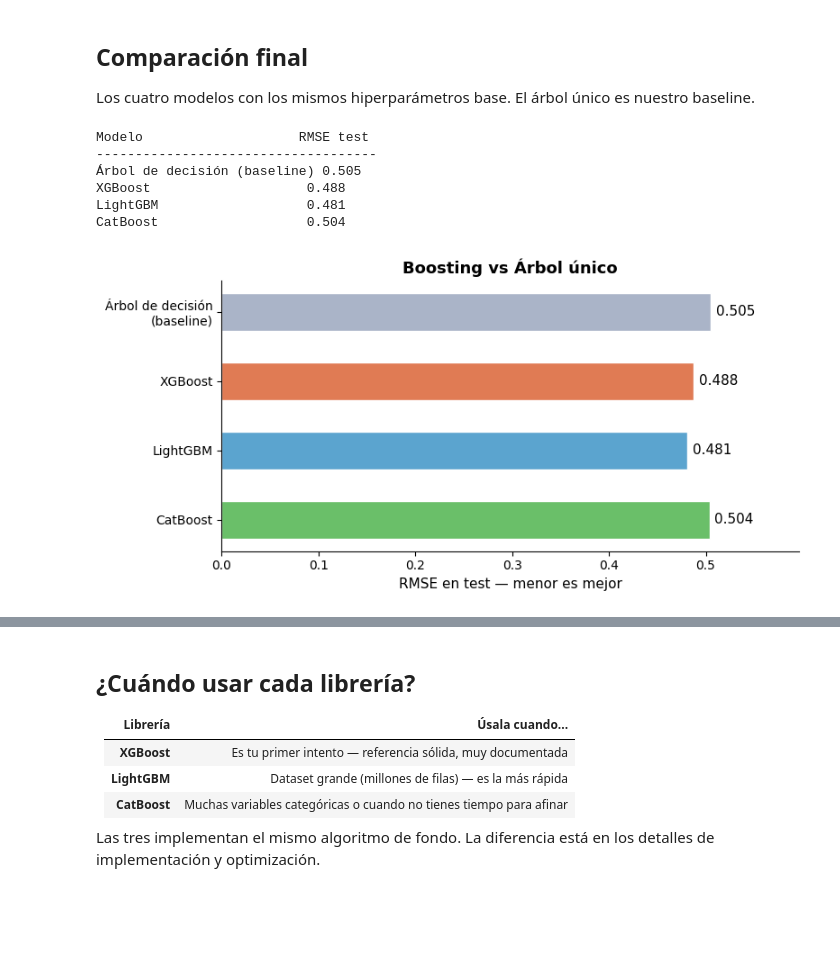
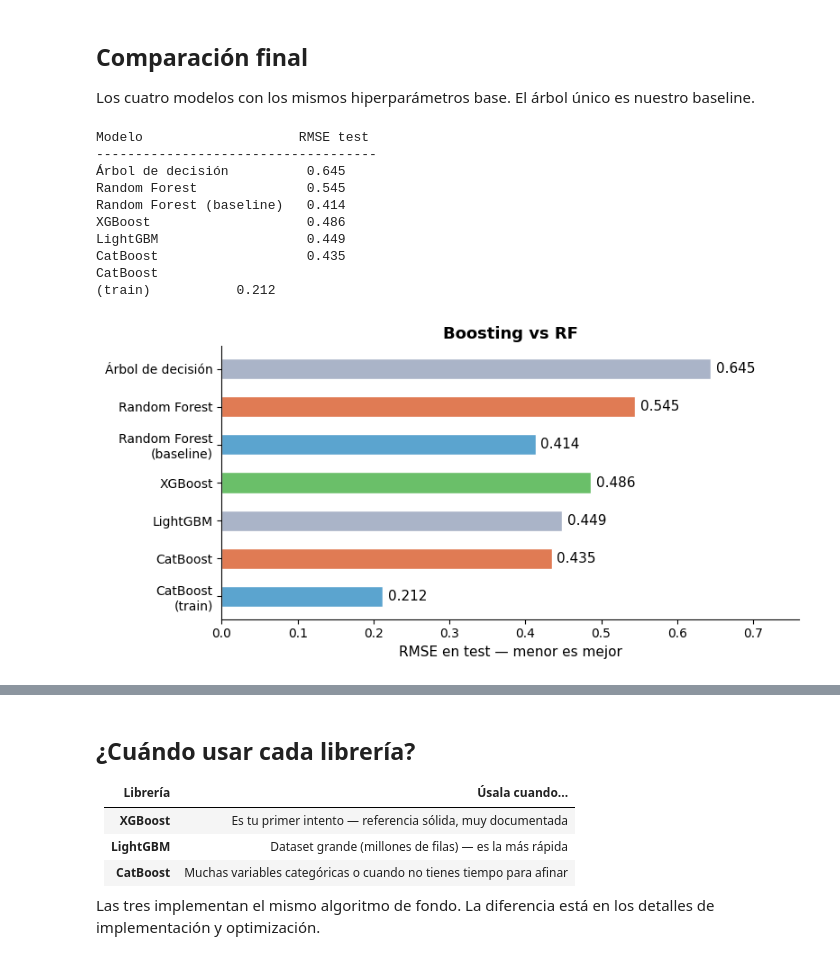
Before and after one commit to cristeldiaza-wq/S15-M-todos_num-ricos, a Jupyter notebook: Webinar 4/Clase4_Boosting_Student_version.ipynb, the cells around one changed output, grey strips where cells are left out. Drawn from its saved outputs; the diff is of its cells as text; code cells hidden in the pictures; blank space fills up the shorter version.

```diff
--- a/Webinar 4/Clase4_Boosting_Student_version.ipynb
+++ b/Webinar 4/Clase4_Boosting_Student_version.ipynb
@@ -87,7 +174,10 @@ pip install xgboost
 # %%
 import xgboost as xgb
 
-#entrenamos un modelo de xgboost y veamos el rmse en el set de test
+model_xgb = xgb.XGBRegressor(random_state=42, max_depth=10,verbose=1)
+model_xgb.fit(X_train, y_train)
+y_pred_xgb = model_xgb.predict(X_test)
+rmse_xgb = mean_squared_error(y_test, y_pred_xgb) ** 0.5
 
 print(f"RMSE XGBoost: {rmse_xgb:.4f}")
 print(f"Precio promedio:        {y.mean():.4f}  (${y.mean()*100:.0f}k)")
@@ -113,7 +206,10 @@ pip install lightgbm
 # %%
 import lightgbm as lgb
 
-#entrenamos un modelo de lightgbm y veamos el rmse en el set de test
+model_lgb = lgb.LGBMRegressor(random_state=42, max_depth=10, verbose = -1)
+model_lgb.fit(X_train, y_train)
+y_pred_lgb = model_lgb.predict(X_test)
+rmse_lgb = mean_squared_error(y_test, y_pred_lgb) ** 0.5
 
 print(f"RMSE LightGBM: {rmse_lgb:.4f}")
 print(f"Precio promedio:        {y.mean():.4f}  (${y.mean()*100:.0f}k)")
@@ -140,6 +236,11 @@ pip install catboost
 from catboost import CatBoostRegressor
 
 #entrenamos un modelo de catboost y veamos el rmse en el set de test
+model_cat = CatBoostRegressor(random_state=42, max_depth=10, verbose = 1)
+model_cat.fit(X_train, y_train)
+y_pred_cat = model_cat.predict(X_test)
+rmse_cat = mean_squared_error(y_test, y_pred_cat) ** 0.5
+
 
 print(f"RMSE CatBoost: {rmse_cat:.4f}")
 print(f"Precio promedio:        {y.mean():.4f}  (${y.mean()*100:.0f}k)")
@@ -153,40 +268,54 @@ Error promedio:         $50k  (24.3% del precio medio)
 
 Los cuatro modelos con los mismos hiperparámetros base. El árbol único es nuestro baseline.
 # %%
+y_pred_train_cat = model_cat.predict(X_train)
+rmse_train_cat = mean_squared_error(y_train, y_pred_train_cat) ** 0.5
+
+y_pred_train_rf = model_rf.predict(X_train)
+rmse_train_rf = mean_squared_error(y_train, y_pred_train_rf) ** 0.5
+
 resultados = {
-    "Árbol de decisión\n(baseline)": rmse_tree,
+    #"Baseline (promedio)": rmse_baseline,
+    "Árbol de decisión": rmse_tree,
+    "Random Forest": rmse_rf,
+    "Random Forest\n(baseline)": rmse_train_rf,
     "XGBoost": rmse_xgb,
     "LightGBM": rmse_lgb,
     "CatBoost": rmse_cat,
+    "CatBoost\n(train)": rmse_train_cat
 }
 
 print("Modelo                    RMSE test")
 print("-" * 36)
 for modelo, rmse in resultados.items():
     nombre_limpio = modelo.replace("\n(baseline)", " (baseline)")
     print(f"{nombre_limpio:<26} {rmse:.3f}")
 
 # Gráfico
 colores = ["#aab4c8", "#e07b54", "#5ba4cf", "#6abf69"]
 
 fig, ax = plt.subplots(figsize=(8, 4))
 modelos = list(resultados.keys())
 mses = list(resultados.values())
 
 bars = ax.barh(modelos, mses, color=colores, edgecolor="white", height=0.55)
 ax.bar_label(bars, fmt="%.3f", padding=4, fontsize=11)
 ax.set_xlabel("RMSE en test — menor es mejor", fontsize=11)
-ax.set_title("Boosting vs Árbol único", fontsize=13, fontweight="bold")
+ax.set_title("Boosting vs RF", fontsize=13, fontweight="bold")
 ax.set_xlim(0, max(mses) * 1.18)
 ax.invert_yaxis()
 ax.spines[["top", "right"]].set_visible(False)
 plt.tight_layout()
 plt.show()
 # %% [output]
 Modelo                    RMSE test
 ------------------------------------
-Árbol de decisión (baseline) 0.505
-XGBoost                    0.488
-LightGBM                   0.481
-CatBoost                   0.504
+Árbol de decisión          0.645
+Random Forest              0.545
+Random Forest (baseline)   0.414
+XGBoost                    0.486
+LightGBM                   0.449
+CatBoost                   0.435
+CatBoost
+(train)           0.212
-[figure, old version]
+[figure, new version]
```
Also changed, not shown: parts of 13 cells of this notebook, 7 other files.
